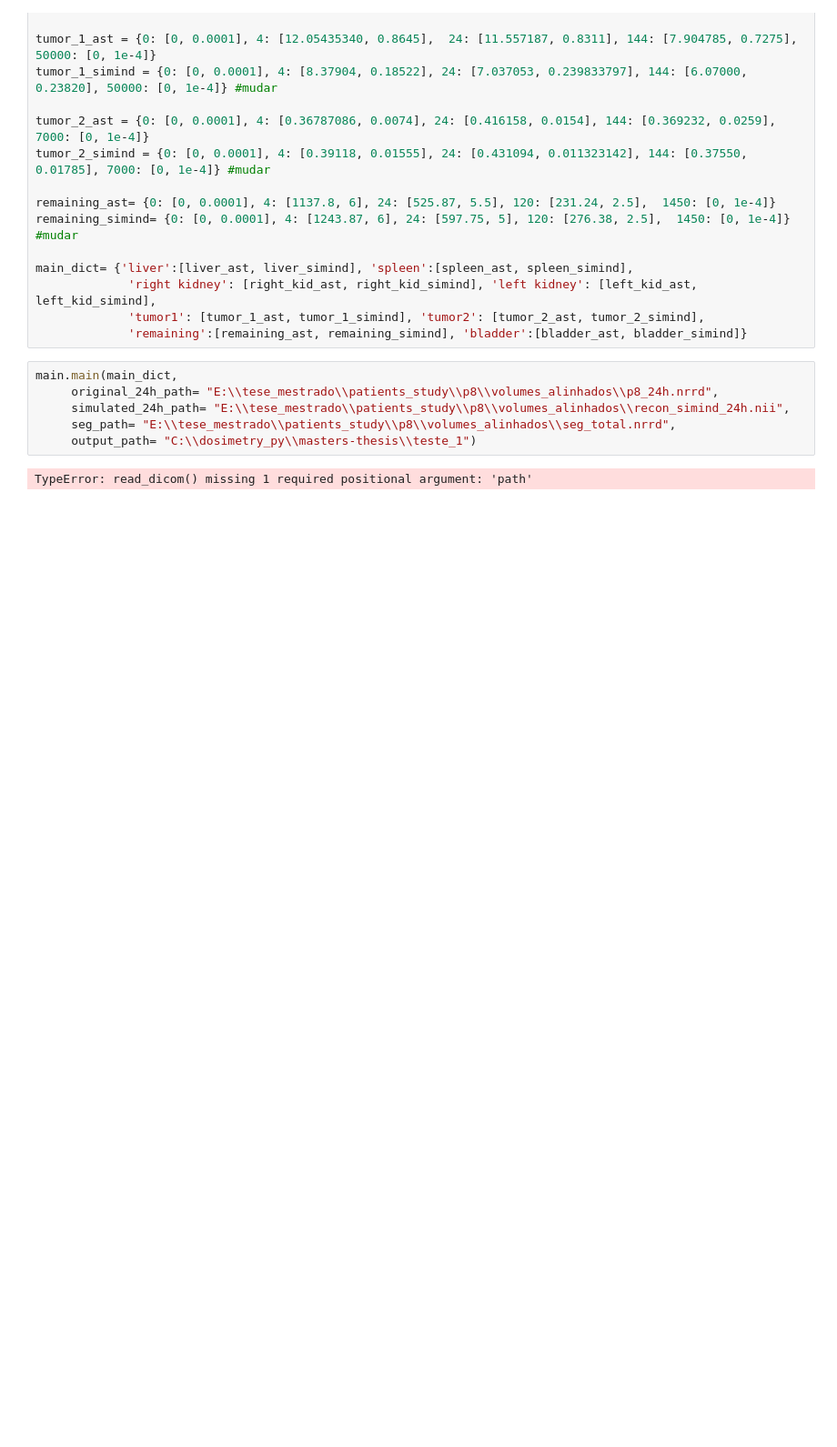
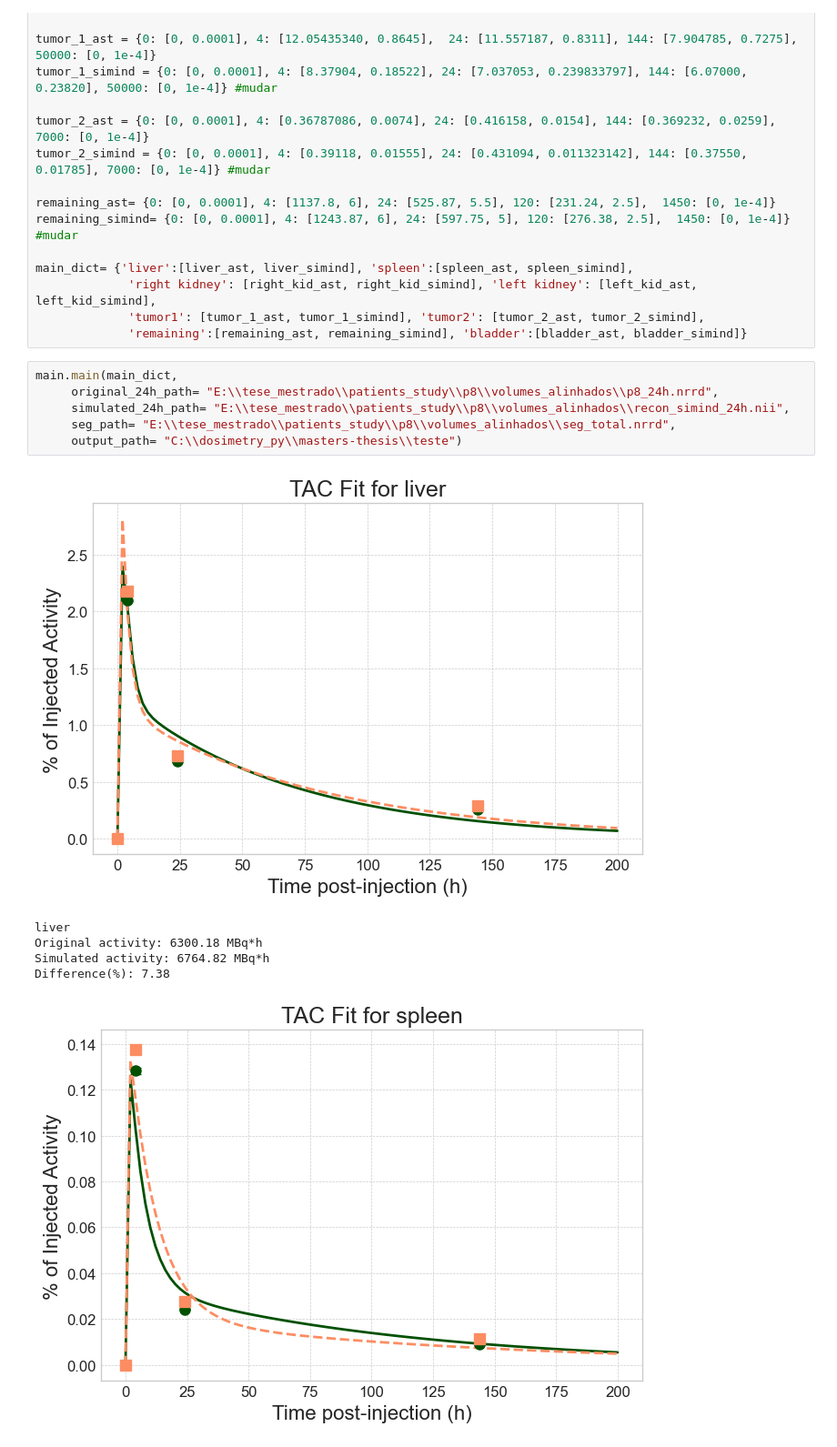
Before and after one commit to luisadias02/masters-thesis, a Jupyter notebook: run_main.ipynb, the cells around one changed output. Shown at 91% size. Saved outputs shown, nothing was run; the diff lists cells and outputs as text; blank space fills up the shorter version.

```diff
--- a/run_main.ipynb
+++ b/run_main.ipynb
@@ -37,8 +34,13 @@ main_dict= {'liver':[liver_ast, liver_simind], 'spleen':[spleen_ast, spleen_simi
 # %%
 main.main(main_dict,
      original_24h_path= "E:\\tese_mestrado\\patients_study\\p8\\volumes_alinhados\\p8_24h.nrrd",
      simulated_24h_path= "E:\\tese_mestrado\\patients_study\\p8\\volumes_alinhados\\recon_simind_24h.nii",
      seg_path= "E:\\tese_mestrado\\patients_study\\p8\\volumes_alinhados\\seg_total.nrrd",
-     output_path= "C:\\dosimetry_py\\masters-thesis\\teste_1")
+     output_path= "C:\\dosimetry_py\\masters-thesis\\teste")
 # %% [output]
+[figure, added]
-TypeError: read_dicom() missing 1 required positional argument: 'path'
+liver
+Original activity: 6300.18 MBq*h
+Simulated activity: 6764.82 MBq*h
+Difference(%): 7.38
+[figure, added]
```
Also changed, not shown: parts of 2 cells of this notebook, 3 other files.
